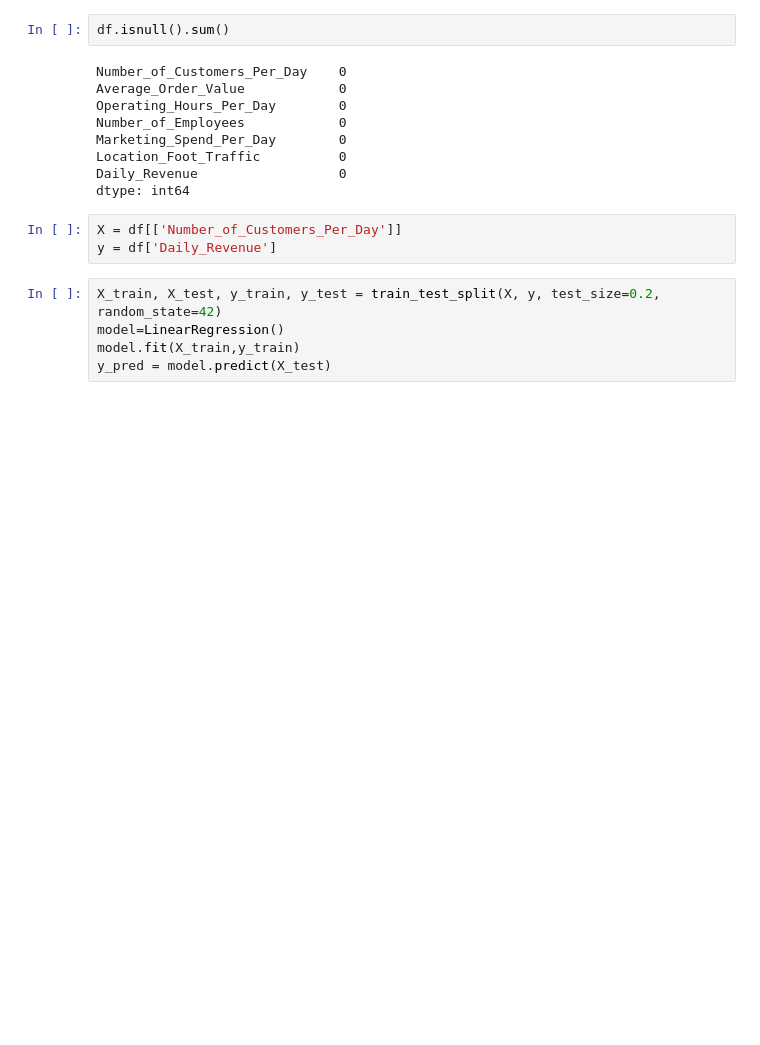
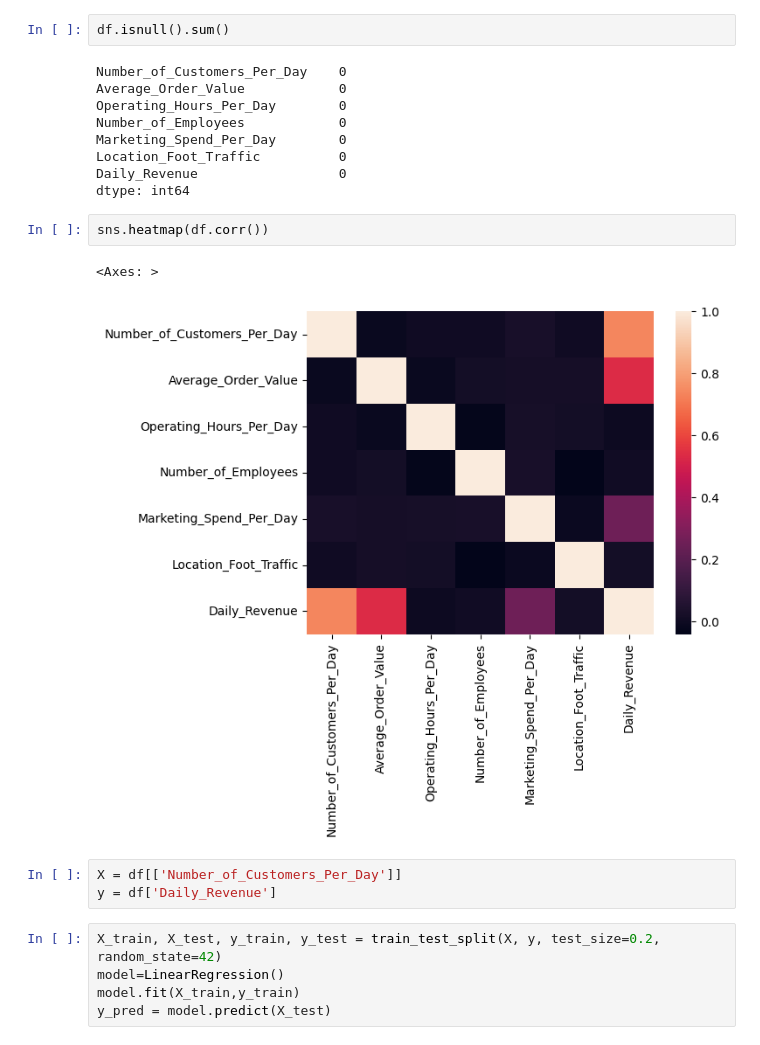
Before and after one commit to yakinamaharjan/trainee, a Jupyter notebook: notes/10.supervised/linear_regression.ipynb, the cells around one changed output. Cells and saved outputs as stored; diff of their text form; blank space fills up the shorter version.

```diff
--- a/notes/10.supervised/linear_regression.ipynb
+++ b/notes/10.supervised/linear_regression.ipynb
@@ -39,6 +40,11 @@ Marketing_Spend_Per_Day        0
 Location_Foot_Traffic          0
 Daily_Revenue                  0
 dtype: int64
+# %%
+sns.heatmap(df.corr())
+# %% [output]
+<Axes: >
+[figure, added]
 # %%
 X = df[['Number_of_Customers_Per_Day']]
 y = df['Daily_Revenue']
```
Also changed, not shown: parts of 2 cells of this notebook, 5 other files.
